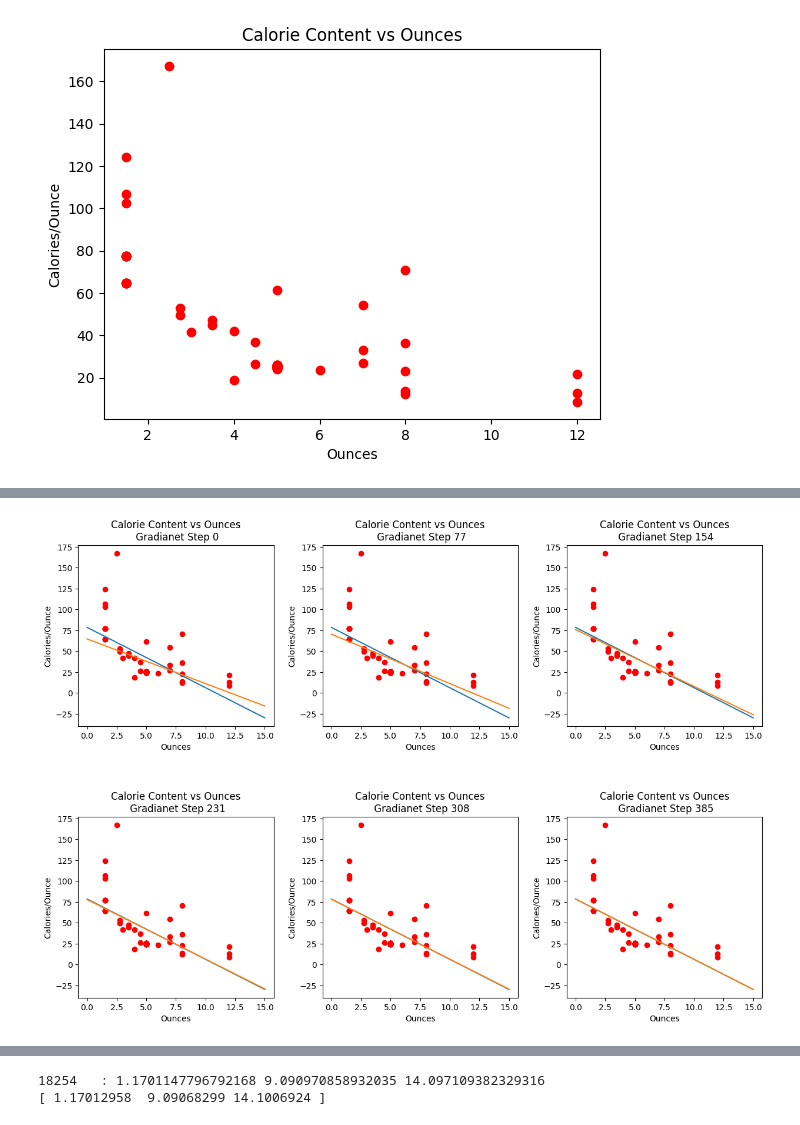
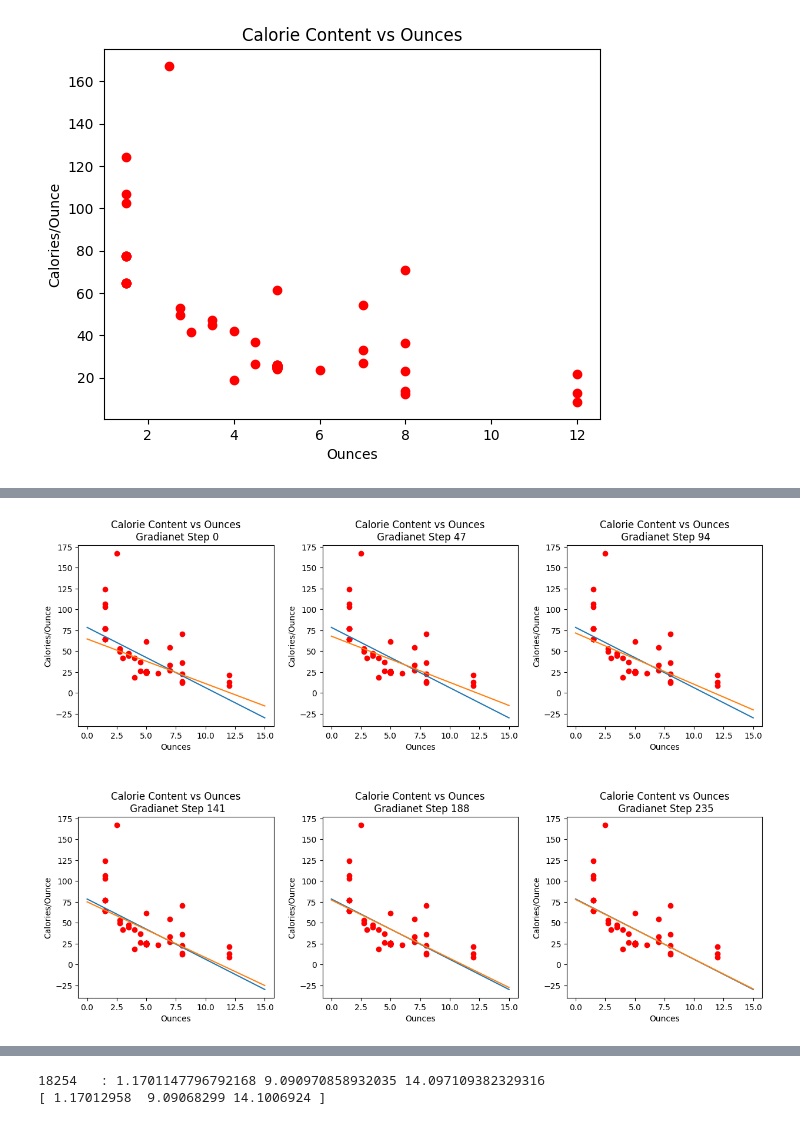
Before and after one commit to narges2027/Mmmmm..Machine_Learning, a Jupyter notebook: Class_Files/gradients.ipynb, the cells around one changed output, grey strips where cells are left out. Cells and saved outputs as stored; diff of their text form; code cells hidden in the pictures.

```diff
--- a/Class_Files/gradients.ipynb
+++ b/Class_Files/gradients.ipynb
@@ -59,7 +65,7 @@ Given a function $f(x)$ and its derivative $f^\prime(x)$:
 This is a very basic version of the ***Gradient Descent*** algorithm.
 # %%
 # Initial Values
-dx = 1
+dx = 10**(-2)
 xVals = [0]
 yVals = [f(xVals[-1])]
 i=0
@@ -68,7 +74,7 @@ i=0
 temp_x = xVals[-1]
 
 # Loop
-for i in range(200):
+for i in range(500):
 # Most recent y
     temp_y = f(temp_x)
 # New x and y
@@ -90,17 +96,18 @@ Below we can see the results of ploting the $x$ and $y$ coordinates we found at
 # %%
 
 # Set parameters for the graphing windows
-x_min = np.min(xVals)-1
-x_max = np.max(xVals)+1
-y_min = np.min(yVals)-20
-y_max = np.max(yVals)+20
-x_annotate = x_max-1
-y_annotate = y_min+20
+x_min = -5
+x_max = 4
+y_min = -250
+y_max = 50
+x_annotate = x_max-2
+y_annotate = y_min+30
 
 # Parameters for the loop to create the graphs
 final = len(xVals)-1
-step = 1
-index = 2
+step = max(1,final/6)
+index = 0
+current = 0
 
 # Create plot object with 12 smaller plots
 GD_fig, GD_ax = plt.subplots(ncols=4, nrows=3,figsize=(15,7))
@@ -109,11 +116,13 @@ GD_fig.tight_layout(h_pad=2, w_pad=2)
 # Fill the plots
 for row in range(3):
     for col in range(4):
-        GD_ax[row,col].plot(X,f(X))
+        GD_ax[row,col].plot(x,f(x))
         GD_ax[row,col].plot(xVals[final],yVals[final],"r*",markersize=15)
         GD_ax[row,col].plot(xVals[:index],yVals[:index],"go")
+        GD_ax[row,col].plot(xVals[current],yVals[current],"b*",markersize=15)
         GD_ax[row,col].set_xlim(x_min,x_max)
         GD_ax[row,col].set_ylim(y_min,y_max)
         GD_ax[row,col].annotate(str(index)+" points",(x_annotate,y_annotate),horizontalalignment='center')
         index = int(index+step)
+        current = min(index,final)
 # %% [output]
@@ -192,35 +213,35 @@ def dbl(x,y,m,b):
 # %%
 # Set reasonable starting values
-m = [(Y[0]-Y[-1])/(X[0]-X[-1])]
+a = [(Y[0]-Y[-1])/(X[0]-X[-1])]
 b = [Y[0]]
 
 # Set initial learning rate
 dt = 0.01
-for i in range(500):
-    new_m = m[-1]-dt*dml(X,Y,m[-1],b[-1])
-    new_b = b[-1]-dt*dbl(X,Y,m[-1],b[-1])
-    current_C = C(X,Y,m[-1],b[-1])
-    updated_C = C(X,Y,new_m,new_b)
+for i in range(300):
+    new_a = a[-1]-dt*Ca(X,Y,a[-1],b[-1])
+    new_b = b[-1]-dt*Cb(X,Y,a[-1],b[-1])
+    current_C = C(X,Y,a[-1],b[-1])
+    updated_C = C(X,Y,new_a,new_b)
     if updated_C < current_C:
-        m.append(new_m)
+        a.append(new_a)
         b.append(new_b)
         dt = 1.01*dt
     else:
         dt = 0.9*dt
 # %%
 n = 0
-step_size = (len(m)-1)//6
+step_size = len(a)//6
 
 fig2,ax2 = plt.subplots(ncols=3,nrows=2,figsize=(15,10));
 fig2.subplots_adjust(hspace=0.5,wspace=0.25)
 for row in range(2):
     for col in range(3):
         ax2[row,col].plot(oz,cal_per_ounce,"ro");
         ax2[row,col].set_title("Calorie Content vs Ounces\n Gradianet Step %s"%n);
         ax2[row,col].set_xlabel('Ounces');
         ax2[row,col].set_ylabel('Calories/Ounce');
         ax2[row,col].plot(x,lcoef[0]*x+lcoef[1]);
         ax2[row,col].plot(x,m[n]*x+b[n]);
         n += step_size
 # %% [output]
-[figure, old version]
+[figure, new version]
```
Also changed, not shown: parts of 27 cells of this notebook.
